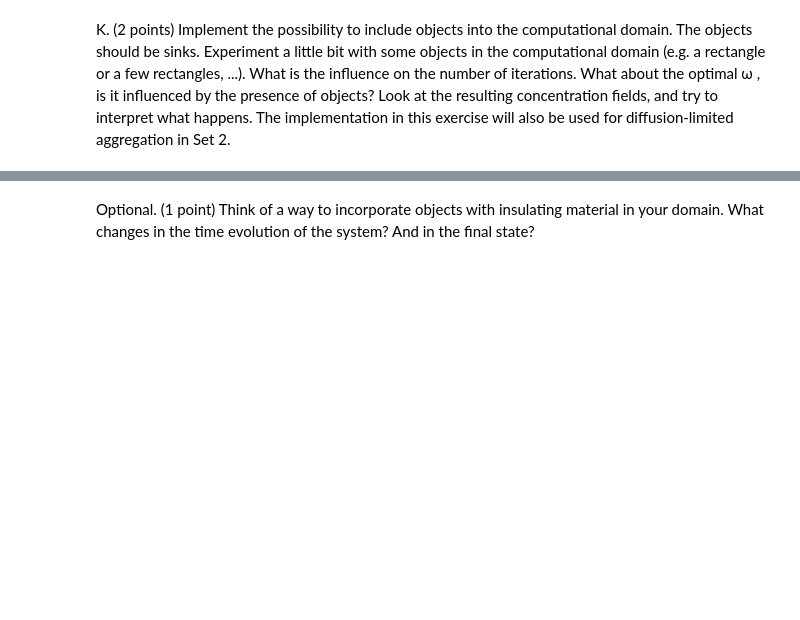
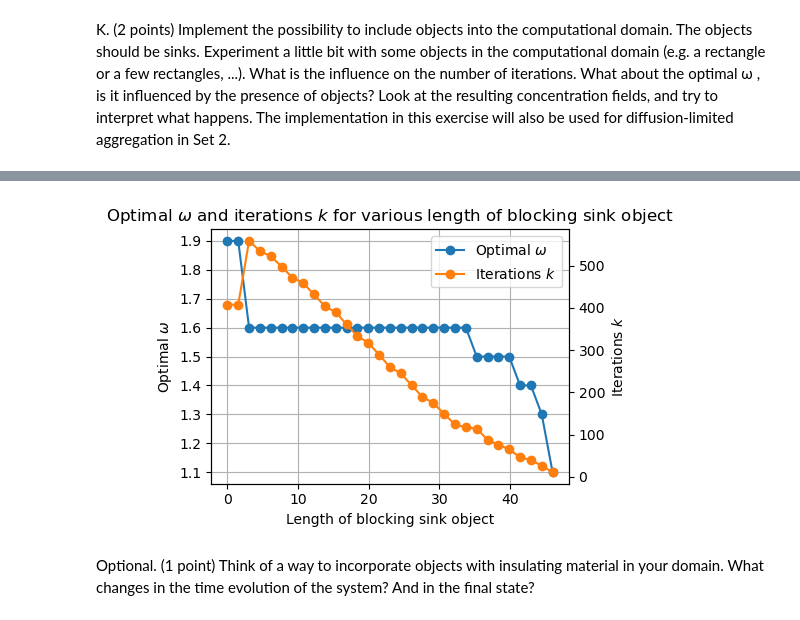
Before and after one commit to jonas4climate/modelling-natural-processes, a Jupyter notebook: Set1_incomplete.ipynb, the cells around one changed output, grey strips where cells are left out. Drawn from its saved outputs; the diff is of its cells as text; code cells hidden in the pictures; blank space fills up the shorter version.

```diff
--- a/Set1_incomplete.ipynb
+++ b/Set1_incomplete.ipynb
@@ -913,3 +909,24 @@ anim.save("media/sink_object_dynamic_best_omega.gif")
+# %%
+length = np.linspace(0, Nx-4, len(best_omegas)-1)
+fig, ax = plt.subplots(figsize=(5, 3.5), layout='tight')
+ax2 = ax.twinx()
+ax.plot(length, best_omegas[:-1], 'tab:blue', label='Optimal $\\omega$', marker='o')
+ax2.plot(length, iters_list[:-1], 'tab:orange', label='Iterations $k$', marker='o')
+ax.set_xlabel('Length of blocking sink object')
+ax.set_ylabel('Optimal $\\omega$')
+ax2.set_ylabel('Iterations $k$')
+ax.grid(True)
+
+# Merge legends into one
+lines, labels = ax.get_legend_handles_labels()
+lines2, labels2 = ax2.get_legend_handles_labels()
+ax.legend(lines + lines2, labels + labels2, loc='upper right')
+
+plt.title('Optimal $\\omega$ and iterations $k$ for various length of blocking sink object')
+plt.savefig('media/sink_object_omega_iterations.png', dpi=300, bbox_inches='tight')
+plt.show()
+# %% [output]
+[figure, added]
 # %% [markdown]
 Optional. (1 point) Think of a way to incorporate objects with insulating material in your domain. What changes in the time evolution of the system? And in the ﬁnal state?
 # %%
```
Also changed, not shown: parts of 5 cells of this notebook, 2 other files.
